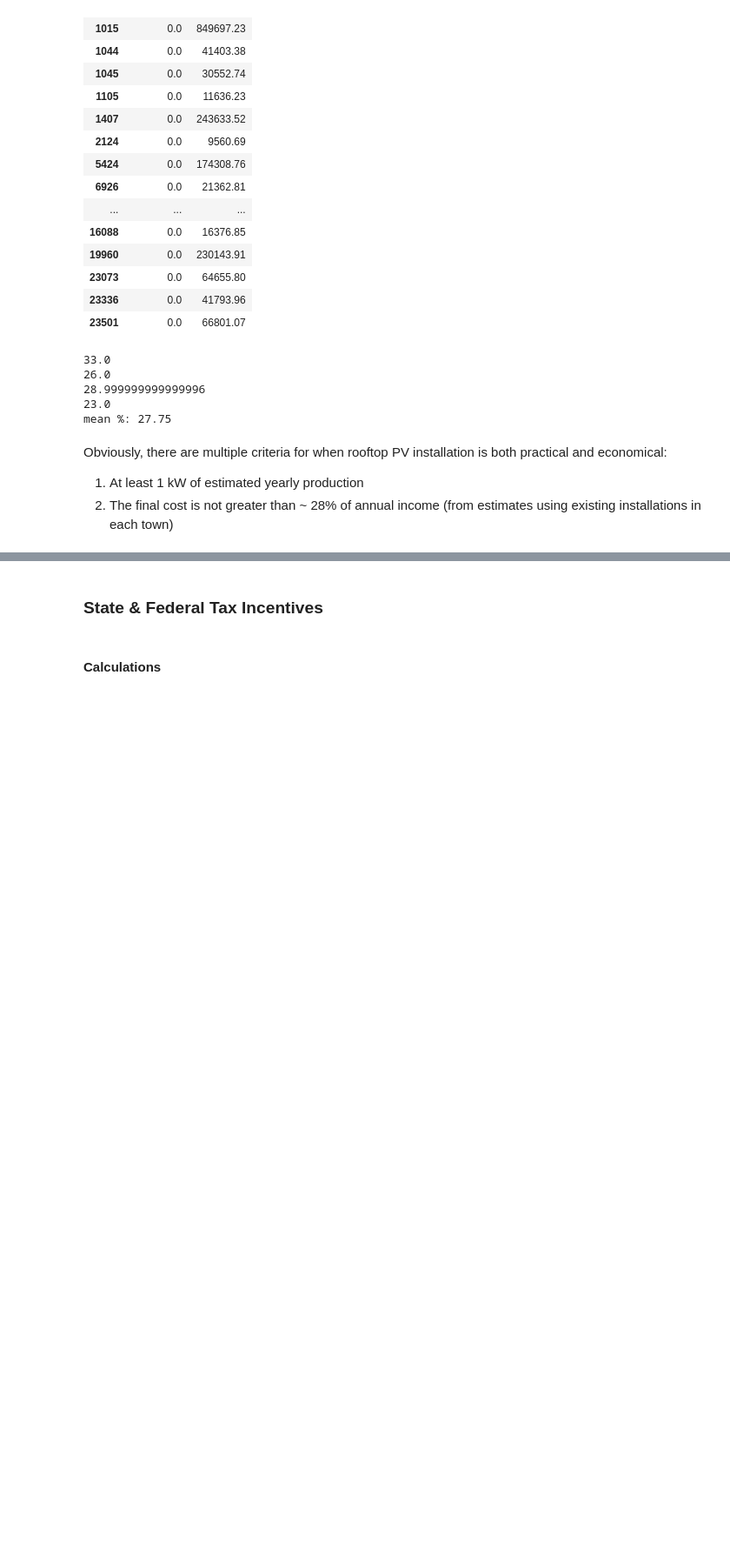
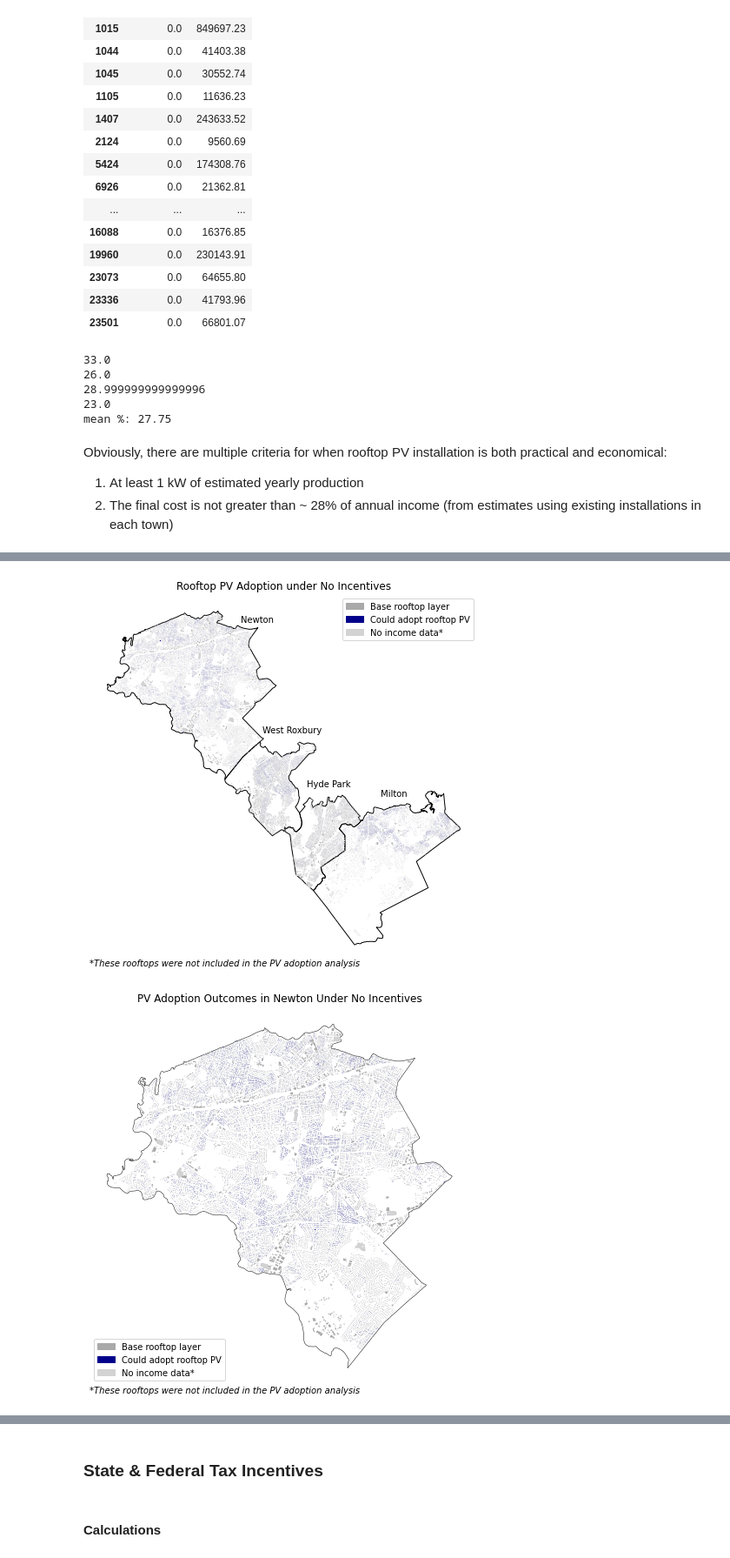
Before and after one commit to ghostpress/ma-solar, a Jupyter notebook: code/analysis.ipynb, the cells around one changed output, grey strips where cells are left out. Shown at 87% size. Cells and saved outputs as stored; diff of their text form; code cells hidden in the pictures; blank space fills up the shorter version.

```diff
--- a/code/analysis.ipynb
+++ b/code/analysis.ipynb
@@ -219,0 +405,8 @@ Obviously, there are multiple criteria for when rooftop PV installation is both
+# %%
+# Plot outcomes
+
+plot_scenario(sel0, 'No Incentives', 'NoIncent')
+plot_scenario_by_town(sel0, 'No Incentives', 'NoIncent')
+# %% [output]
+[figure, added]
+[figure, added]
```
Also changed, not shown: parts of 19 cells of this notebook.
